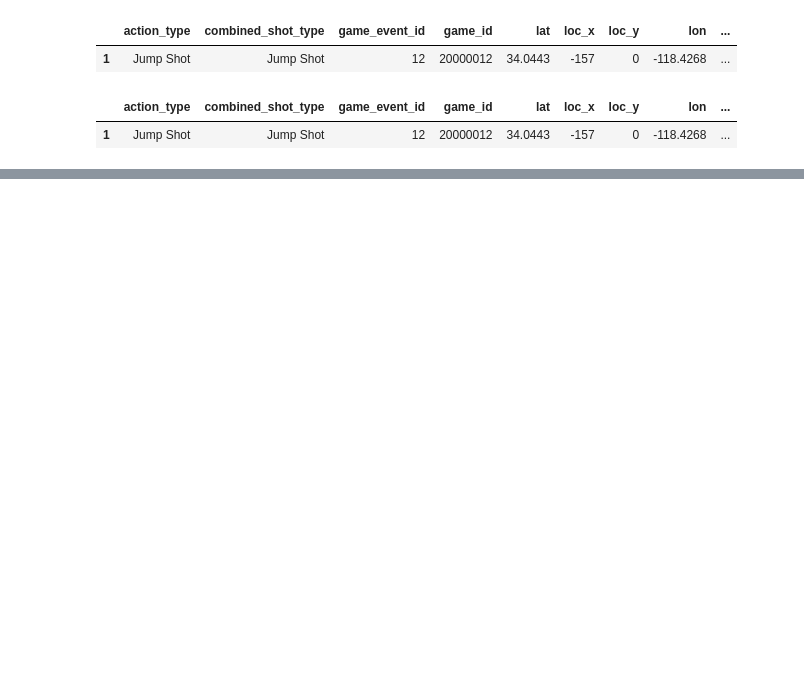
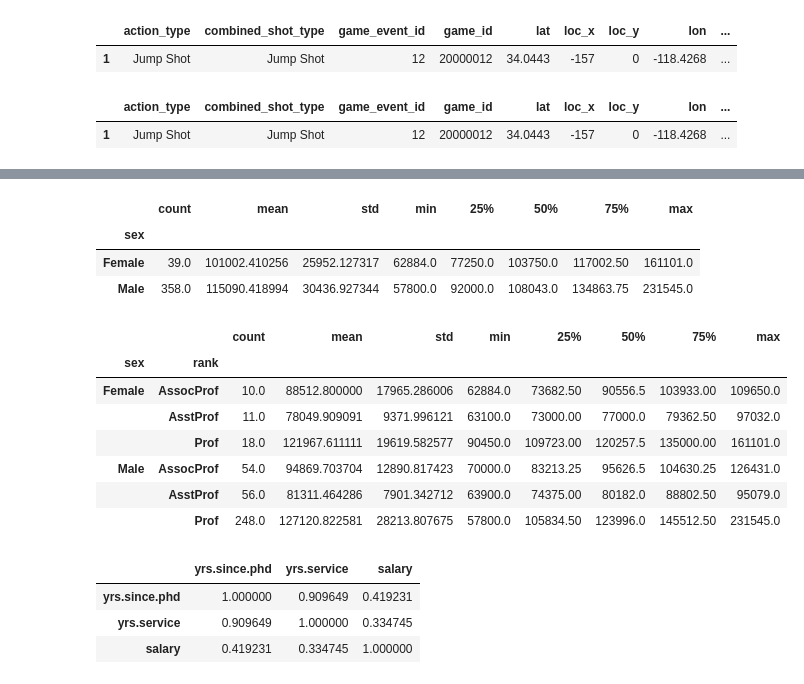
Before and after one commit to guisolski/projetos-Python, a Jupyter notebook: arquivos/jypther/dataScienceClasses.ipynb, the cells around one changed output, grey strips where cells are left out. Drawn from its saved outputs; the diff is of its cells as text; code cells hidden in the pictures; blank space fills up the shorter version.

```diff
--- a/arquivos/jypther/dataScienceClasses.ipynb
+++ b/arquivos/jypther/dataScienceClasses.ipynb
@@ -295,0 +352,27 @@ df
+# %%
+### difference between wages between women and men
+df.groupby('sex')['salary'].describe()
+# %% [output]
+|  | count | mean | std | min | 25% | 50% | 75% | max |
+| sex |  |  |  |  |  |  |  |  |
+| Female | 39.0 | 101002.410256 | 25952.127317 | 62884.0 | 77250.0 | 103750.0 | 117002.50 | 161101.0 |
+| Male | 358.0 | 115090.418994 | 30436.927344 | 57800.0 | 92000.0 | 108043.0 | 134863.75 | 231545.0 |
+# %%
+### sex and rank
+df.groupby(['sex','rank'])['salary'].describe()
+# %% [output]
+|  |  | count | mean | std | min | 25% | 50% | 75% | max |
+| sex | rank |  |  |  |  |  |  |  |  |
+| Female | AssocProf | 10.0 | 88512.800000 | 17965.286006 | 62884.0 | 73682.50 | 90556.5 | 103933.00 | 109650.0 |
+|  | AsstProf | 11.0 | 78049.909091 | 9371.996121 | 63100.0 | 73000.00 | 77000.0 | 79362.50 | 97032.0 |
+|  | Prof | 18.0 | 121967.611111 | 19619.582577 | 90450.0 | 109723.00 | 120257.5 | 135000.00 | 161101.0 |
+| Male | AssocProf | 54.0 | 94869.703704 | 12890.817423 | 70000.0 | 83213.25 | 95626.5 | 104630.25 | 126431.0 |
+|  | AsstProf | 56.0 | 81311.464286 | 7901.342712 | 63900.0 | 74375.00 | 80182.0 | 88802.50 | 95079.0 |
+|  | Prof | 248.0 | 127120.822581 | 28213.807675 | 57800.0 | 105834.50 | 123996.0 | 145512.50 | 231545.0 |
+# %%
+df.corr()
+# %% [output]
+|  | yrs.since.phd | yrs.service | salary |
+| yrs.since.phd | 1.000000 | 0.909649 | 0.419231 |
+| yrs.service | 0.909649 | 1.000000 | 0.334745 |
+| salary | 0.419231 | 0.334745 | 1.000000 |
```
Also changed, not shown: parts of 11 cells of this notebook, 1 other file.
